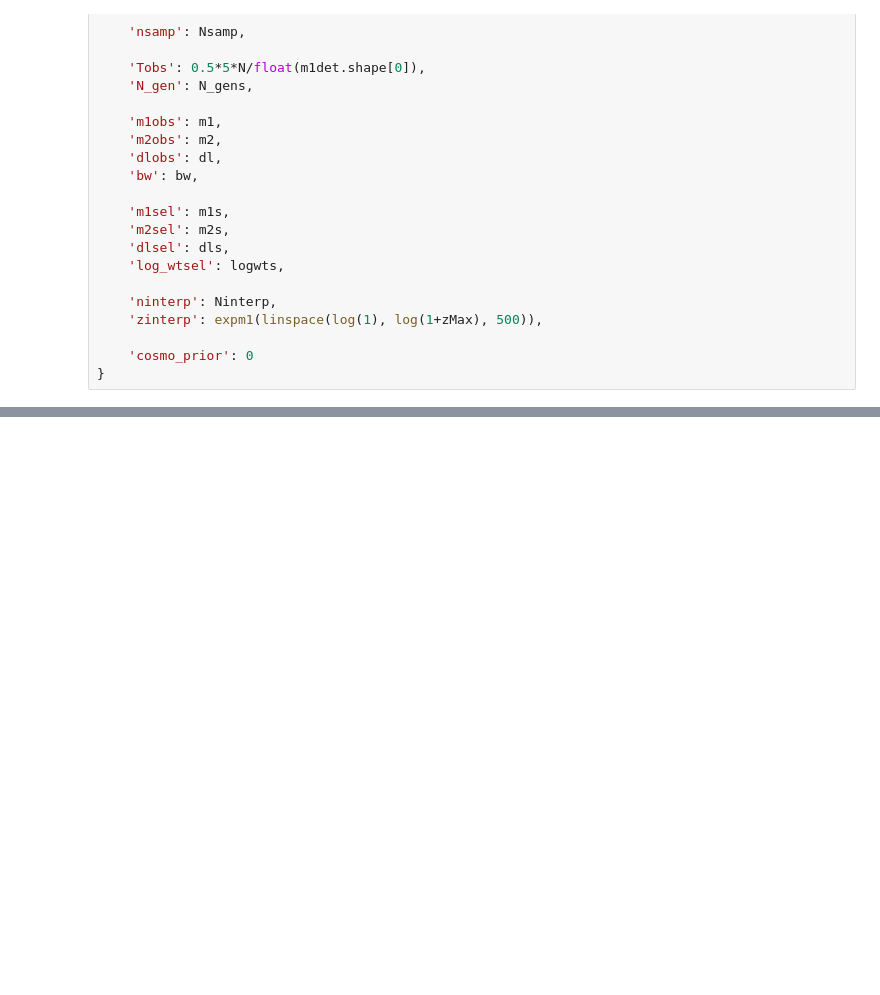
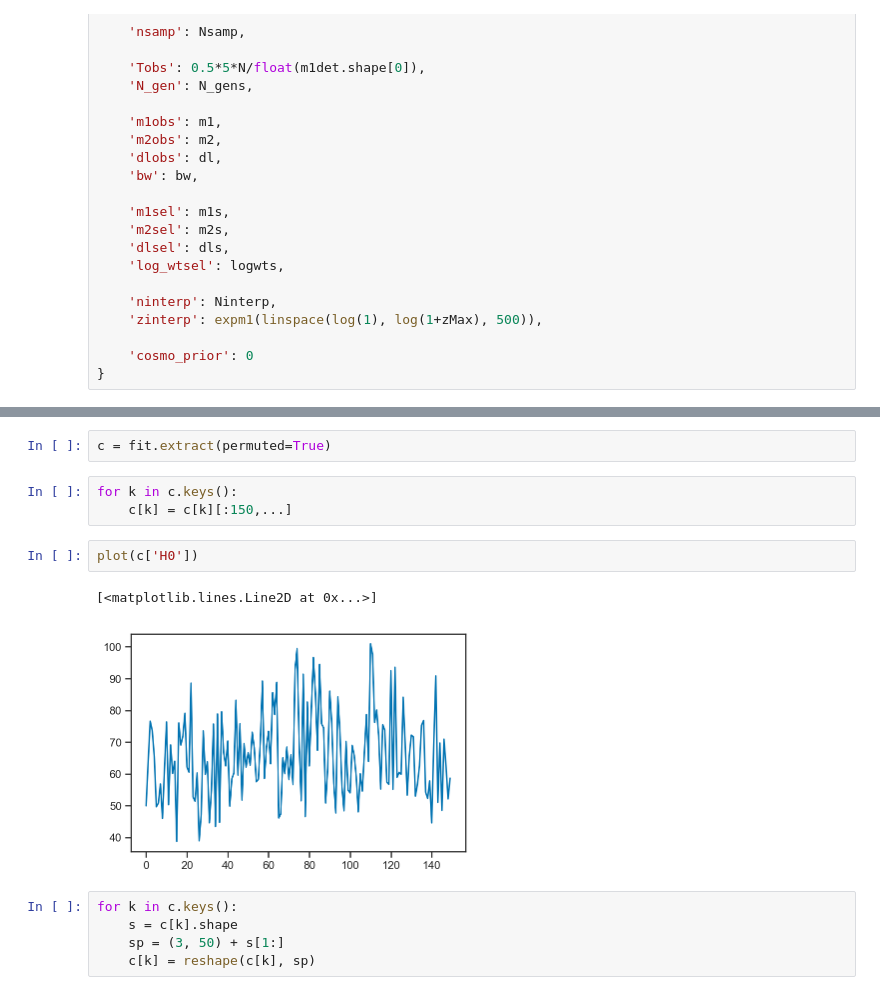
Before and after one commit to farr/PISNLineCosmography, a Jupyter notebook: Analysis.ipynb, the cells around one changed output, grey strips where cells are left out. Drawn from its saved outputs; the diff is of its cells as text; blank space fills up the shorter version.

```diff
--- a/Analysis.ipynb
+++ b/Analysis.ipynb
@@ -164,0 +171,15 @@ RuntimeError: Something went wrong after call_sampler.
+# %%
+c = fit.extract(permuted=True)
+# %%
+for k in c.keys():
+    c[k] = c[k][:150,...]
+# %%
+plot(c['H0'])
+# %% [output]
+[<matplotlib.lines.Line2D at 0x...>]
+[figure, added]
+# %%
+for k in c.keys():
+    s = c[k].shape
+    sp = (3, 50) + s[1:]
+    c[k] = reshape(c[k], sp)
```
Also changed, not shown: parts of 13 cells of this notebook, 1 other file.
